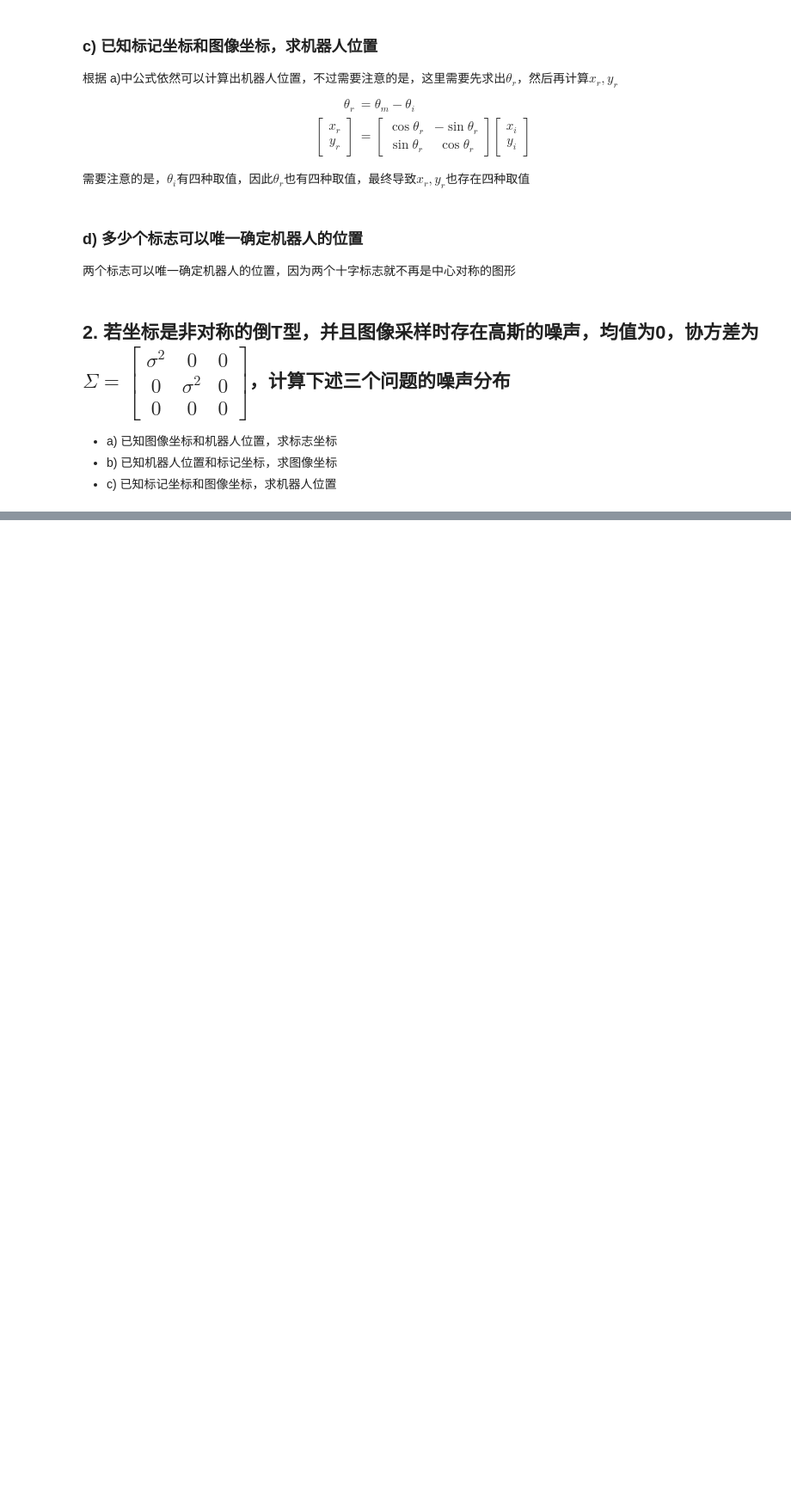
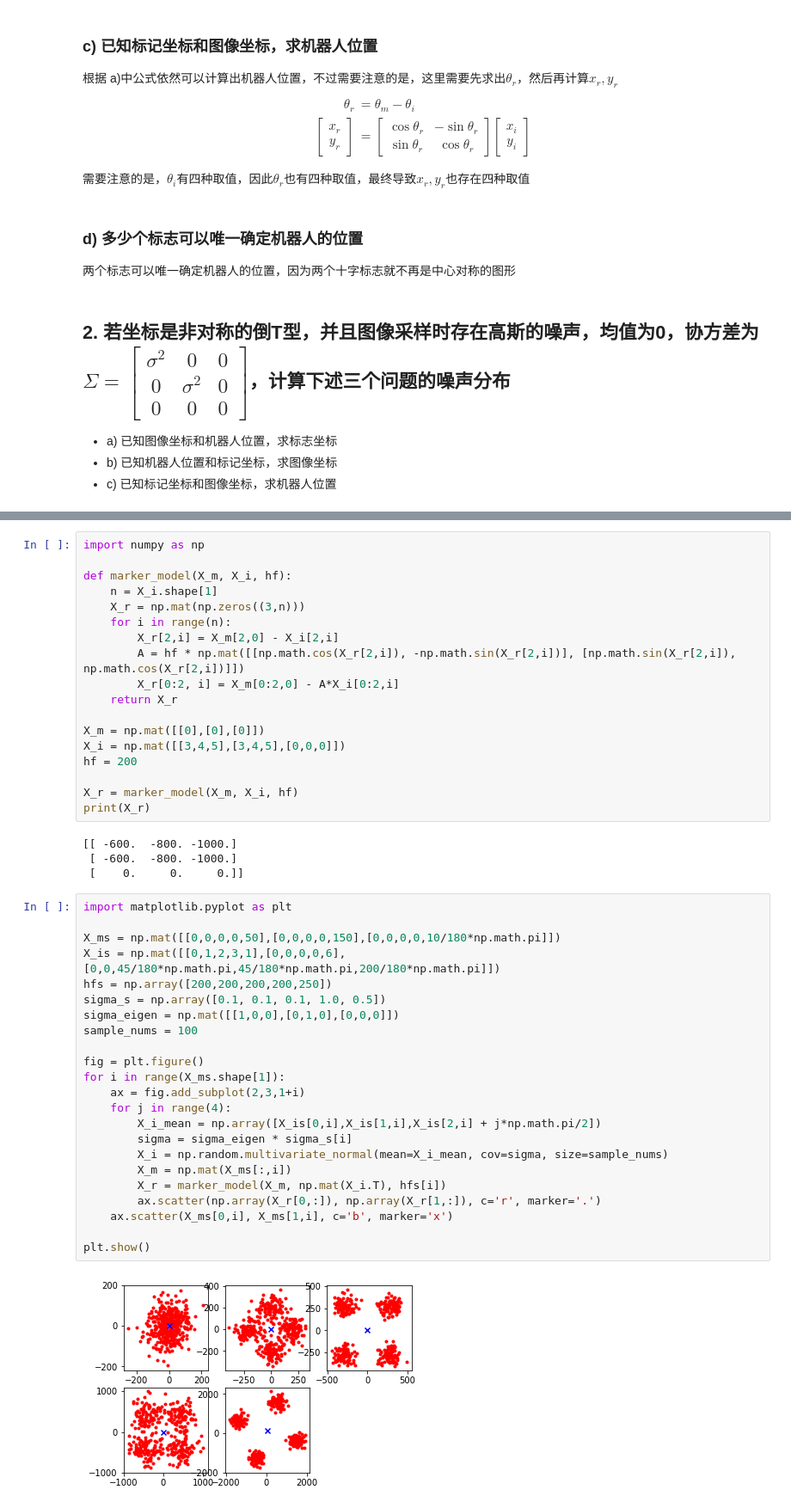
Before and after one commit to Yu-Xiaoxian/probabilistic_robotics_exercises, a Jupyter notebook: ch06_robot_perception/第六章-机器人感知.ipynb, the cells around one changed output, grey strips where cells are left out. Shown at 86% size. Cells and saved outputs as stored; diff of their text form; blank space fills up the shorter version.

```diff
--- a/ch06_robot_perception/第六章-机器人感知.ipynb
+++ b/ch06_robot_perception/第六章-机器人感知.ipynb
@@ -41,0 +84,47 @@ $$
+# %%
+import numpy as np
+
+def marker_model(X_m, X_i, hf):
+    n = X_i.shape[1]
+    X_r = np.mat(np.zeros((3,n)))
+    for i in range(n):
+        X_r[2,i] = X_m[2,0] - X_i[2,i]
+        A = hf * np.mat([[np.math.cos(X_r[2,i]), -np.math.sin(X_r[2,i])], [np.math.sin(X_r[2,i]), np.math.cos(X_r[2,i])]])
+        X_r[0:2, i] = X_m[0:2,0] - A*X_i[0:2,i]
+    return X_r
+
+X_m = np.mat([[0],[0],[0]])
+X_i = np.mat([[3,4,5],[3,4,5],[0,0,0]])
+hf = 200
+
+X_r = marker_model(X_m, X_i, hf)
+print(X_r)
+# %% [output]
+[[ -600.  -800. -1000.]
+ [ -600.  -800. -1000.]
+ [    0.     0.     0.]]
+# %%
+import matplotlib.pyplot as plt
+
+X_ms = np.mat([[0,0,0,0,50],[0,0,0,0,150],[0,0,0,0,10/180*np.math.pi]])
+X_is = np.mat([[0,1,2,3,1],[0,0,0,0,6],[0,0,45/180*np.math.pi,45/180*np.math.pi,200/180*np.math.pi]])
+hfs = np.array([200,200,200,200,250])
+sigma_s = np.array([0.1, 0.1, 0.1, 1.0, 0.5])
+sigma_eigen = np.mat([[1,0,0],[0,1,0],[0,0,0]])
+sample_nums = 100
+
+fig = plt.figure()
+for i in range(X_ms.shape[1]):
+    ax = fig.add_subplot(2,3,1+i)
+    for j in range(4):
+        X_i_mean = np.array([X_is[0,i],X_is[1,i],X_is[2,i] + j*np.math.pi/2])
+        sigma = sigma_eigen * sigma_s[i]
+        X_i = np.random.multivariate_normal(mean=X_i_mean, cov=sigma, size=sample_nums)
+        X_m = np.mat(X_ms[:,i])
+        X_r = marker_model(X_m, np.mat(X_i.T), hfs[i])
+        ax.scatter(np.array(X_r[0,:]), np.array(X_r[1,:]), c='r', marker='.')
+    ax.scatter(X_ms[0,i], X_ms[1,i], c='b', marker='x')
+
+plt.show()
+# %% [output]
+[figure, added]
```
Also changed, not shown: parts of 10 cells of this notebook.
